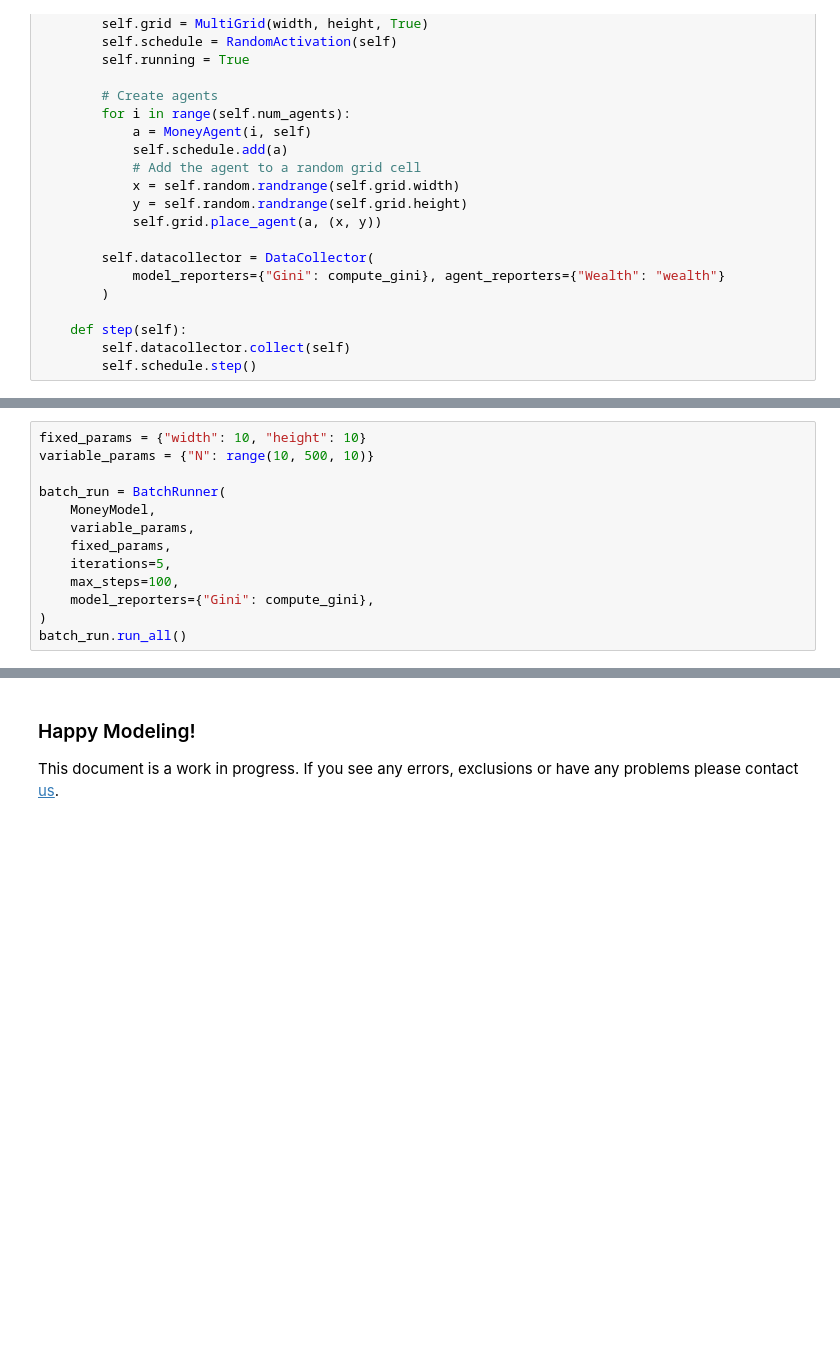
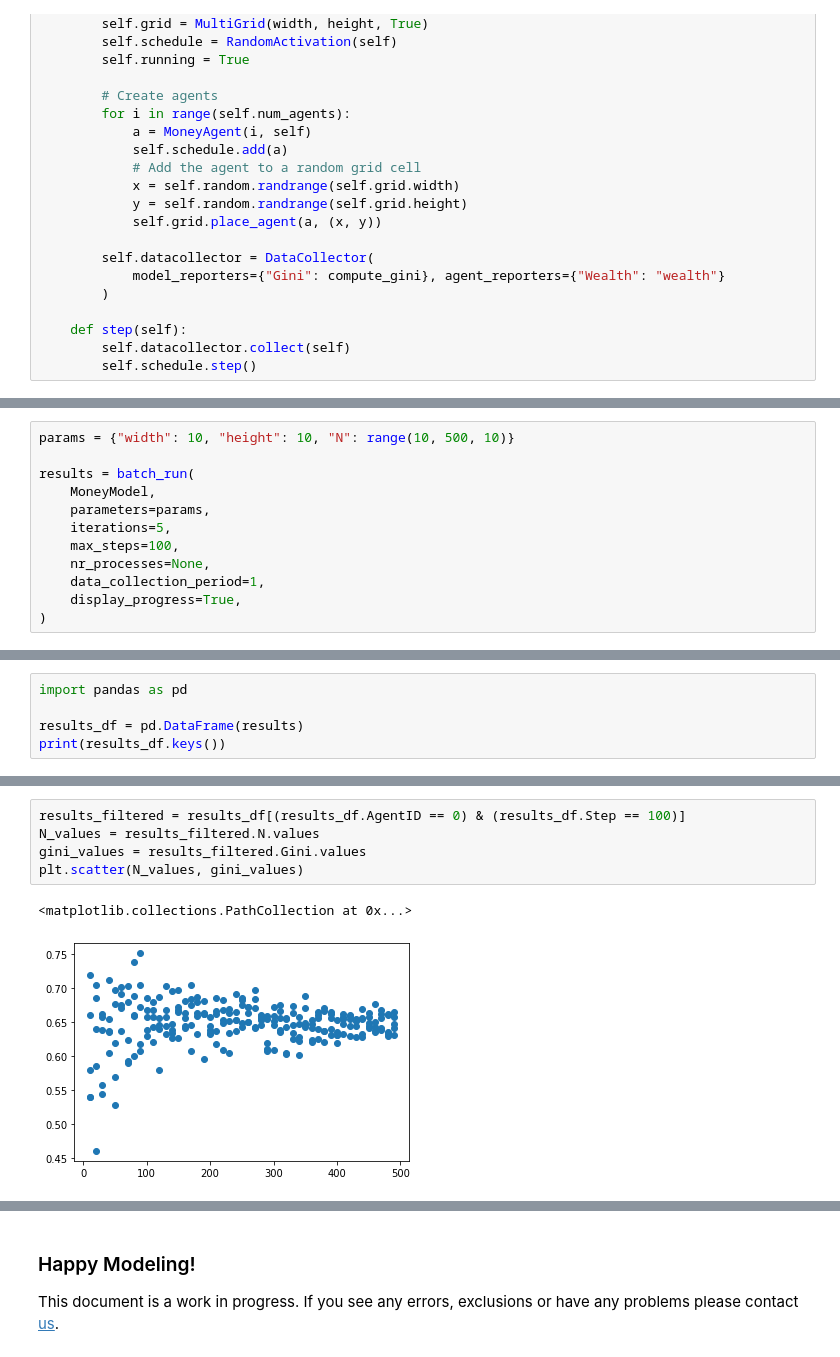
Before and after one commit to projectmesa/mesa, a Jupyter notebook: docs/tutorials/intro_tutorial.ipynb, the cells around one changed output, grey strips where cells are left out. Saved outputs shown, nothing was run; the diff lists cells and outputs as text; blank space fills up the shorter version.

```diff
--- a/docs/tutorials/intro_tutorial.ipynb
+++ b/docs/tutorials/intro_tutorial.ipynb
@@ -569,13 +605,12 @@ from mesa.batchrunner import BatchRunner
 # %%
-fixed_params = {"width": 10, "height": 10}
-variable_params = {"N": range(10, 500, 10)}
+params = {"width": 10, "height": 10, "N": range(10, 500, 10)}
 
-batch_run = BatchRunner(
+results = batch_run(
     MoneyModel,
-    variable_params,
-    fixed_params,
+    parameters=params,
     iterations=5,
     max_steps=100,
-    model_reporters={"Gini": compute_gini},
+    nr_processes=None,
+    data_collection_period=1,
+    display_progress=True,
 )
-batch_run.run_all()
@@ -636,0 +619,5 @@ data_collector_model[(10, 1)]
+# %%
+import pandas as pd
+
+results_df = pd.DataFrame(results)
+print(results_df.keys())
@@ -636,0 +630,8 @@ data_collector_model[(10, 1)]
+# %%
+results_filtered = results_df[(results_df.AgentID == 0) & (results_df.Step == 100)]
+N_values = results_filtered.N.values
+gini_values = results_filtered.Gini.values
+plt.scatter(N_values, gini_values)
+# %% [output]
+<matplotlib.collections.PathCollection at 0x...>
+[figure, added]
```
Also changed, not shown: parts of 27 cells of this notebook, 15 other files.
